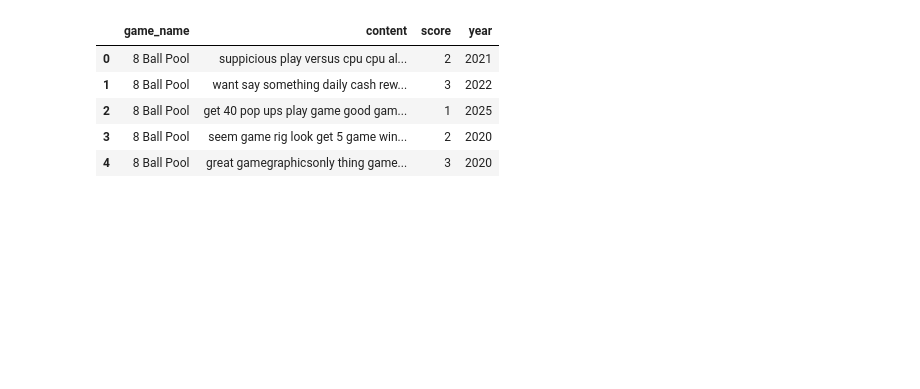
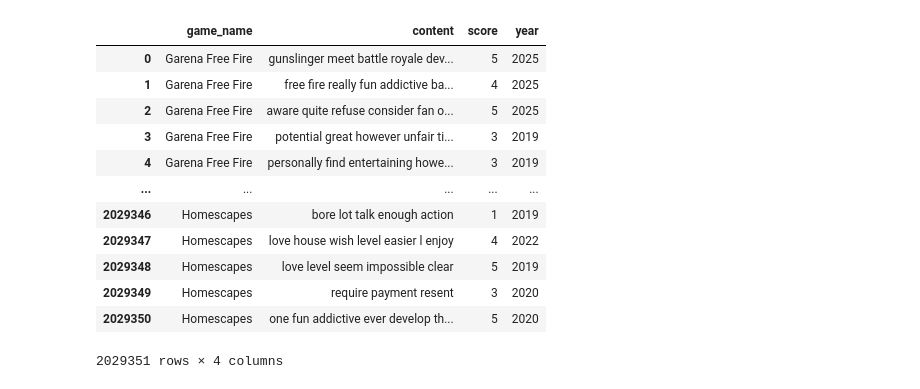
Before and after one commit to Tinnne/Play-Store-Ratings-Prediction, a Jupyter notebook: 04CleanedEDA.ipynb, the cells around one changed output. Cells and saved outputs as stored; diff of their text form; code cells hidden in the pictures; blank space fills up the shorter version.

```diff
--- a/04CleanedEDA.ipynb
+++ b/04CleanedEDA.ipynb
@@ -7,15 +7,22 @@ from matplotlib.colors import LinearSegmentedColormap
 from collections import Counter
 from nltk import ngrams
 # %%
-data = pd.read_csv("Data/GamesDataClean.csv", usecols=["content", "score", "year", "game_name"])
-data.head()
+data = pd.read_csv("Data/FullGamesDataClean.csv", usecols=["content", "score", "year", "game_name"])
+data
 # %% [output]
 |  | game_name | content | score | year |
-| 0 | 8 Ball Pool | suppicious play versus cpu cpu al... | 2 | 2021 |
-| 1 | 8 Ball Pool | want say something daily cash rew... | 3 | 2022 |
-| 2 | 8 Ball Pool | get 40 pop ups play game good gam... | 1 | 2025 |
-| 3 | 8 Ball Pool | seem game rig look get 5 game win... | 2 | 2020 |
-| 4 | 8 Ball Pool | great gamegraphicsonly thing game... | 3 | 2020 |
+| 0 | Garena Free Fire | gunslinger meet battle royale dev... | 5 | 2025 |
+| 1 | Garena Free Fire | free fire really fun addictive ba... | 4 | 2025 |
+| 2 | Garena Free Fire | aware quite refuse consider fan o... | 5 | 2025 |
+| 3 | Garena Free Fire | potential great however unfair ti... | 3 | 2019 |
+| 4 | Garena Free Fire | personally find entertaining howe... | 3 | 2019 |
+| ... | ... | ... | ... | ... |
+| 2029346 | Homescapes | bore lot talk enough action | 1 | 2019 |
+| 2029347 | Homescapes | love house wish level easier l enjoy | 4 | 2022 |
+| 2029348 | Homescapes | love level seem impossible clear | 5 | 2019 |
+| 2029349 | Homescapes | require payment resent | 3 | 2020 |
+| 2029350 | Homescapes | one fun addictive ever develop th... | 5 | 2020 |
+2029351 rows × 4 columns
 # %%
 # --- Setup ---
 sns.set(style="whitegrid")
```
Also changed, not shown: parts of 2 cells of this notebook, 6 other files.
